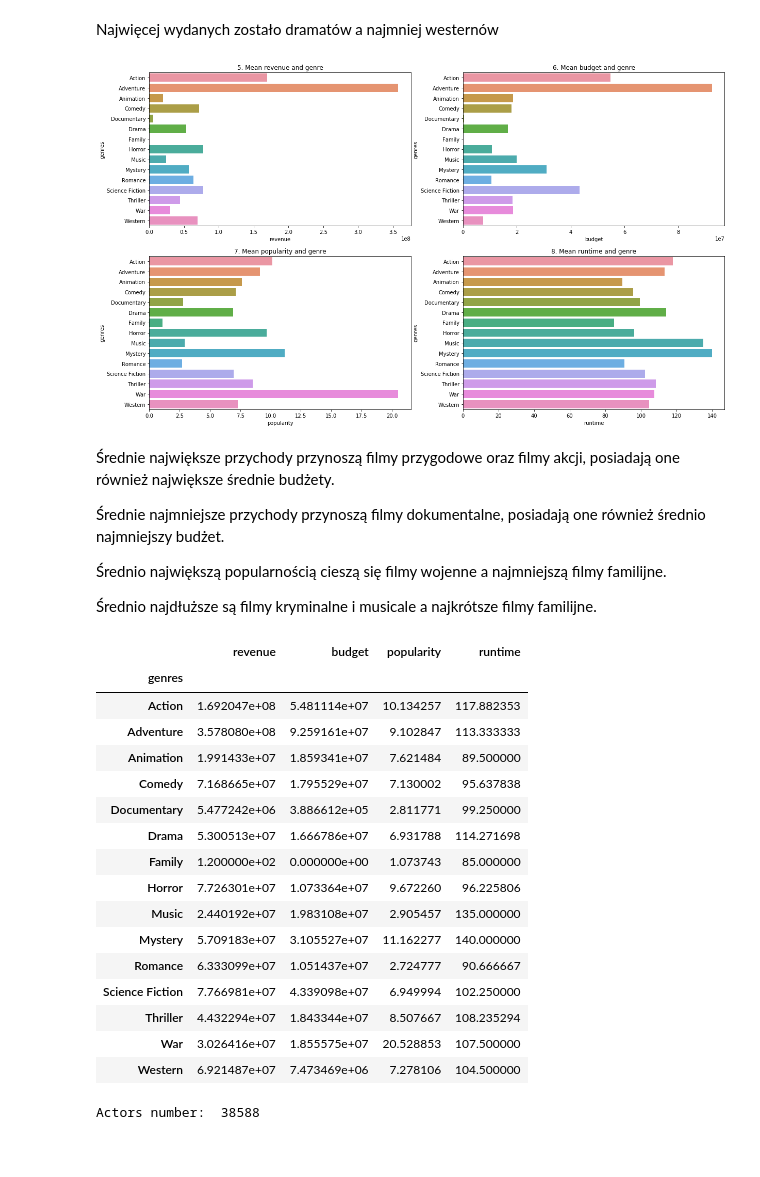
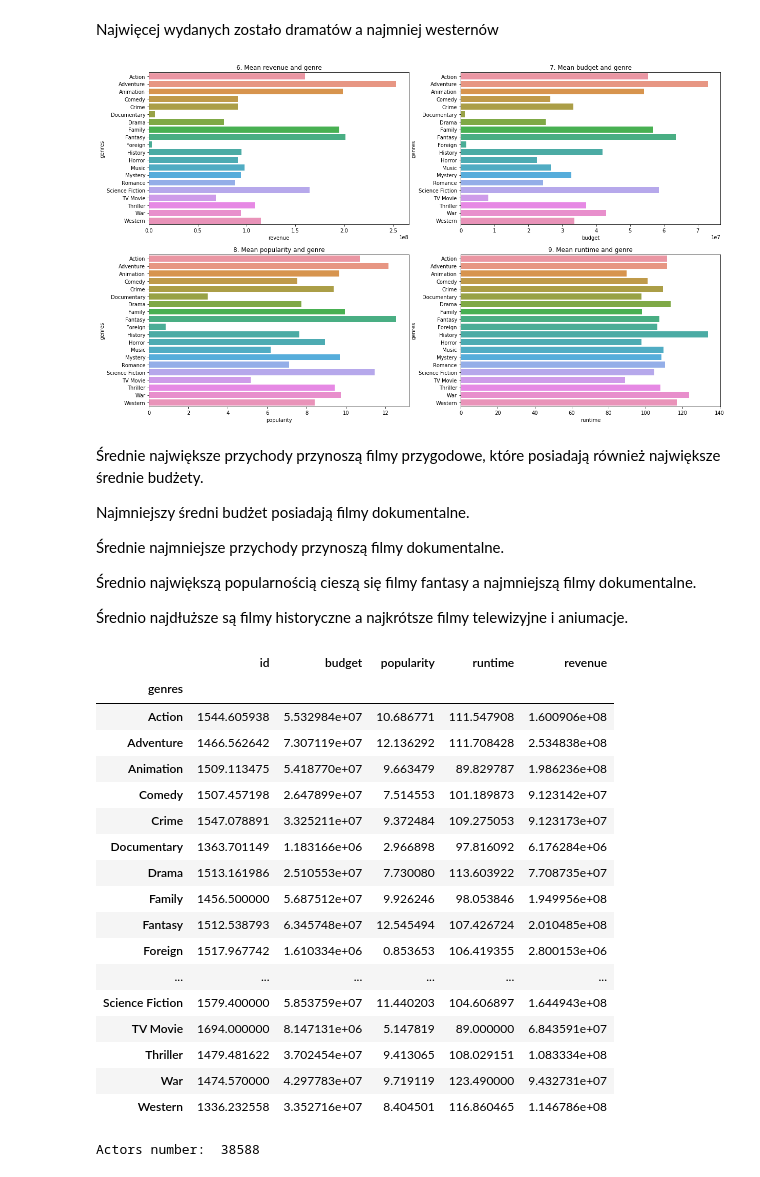
Before and after one commit to kamildoleglo/data-mining-box-office, a Jupyter notebook: TracPlots.ipynb, the cells around one changed output. Saved outputs shown, nothing was run; the diff lists cells and outputs as text; code cells hidden in the pictures; blank space fills up the shorter version.

Commit message:
Add oscar movies, fix some bugs

```diff
--- a/TracPlots.ipynb
+++ b/TracPlots.ipynb
@@ -136,9 +139,6 @@ def text_to_dict(df):
         df[column] = df[column].apply(lambda x: {} if pd.isna(x) else ast.literal_eval(x) )
     return df
 
-dfx = text_to_dict(dataset)
-temp = dataset.copy()
-for col in dict_columns:
-       temp[col]=dfx[col]
+dataset = text_to_dict(dataset)
 # %%
 plt.figure(figsize=(20,12))
@@ -154,56 +154,60 @@ plt.show()
 # %% [markdown]
 Najwięcej wydanych zostało dramatów a najmniej westernów
 # %%
-genres=dataset.loc[dataset['genres'].str.len()==1][['genres','revenue','budget','popularity','runtime']].reset_index(drop=True)
-genres['genres']=genres.genres.apply(lambda x :x[0]['name'])
+genres = dataset.explode("genres").copy()
+genres = genres[genres.genres.notnull()].reset_index(drop=True)
+genres["genres"]=genres["genres"].apply(lambda x : x['name'])
 genres=genres.groupby(genres.genres).agg('mean')
 plt.figure(figsize=(20,12))
 plt.subplot(2,2,1)
-plt.title("5. Mean revenue and genre")
+plt.title("6. Mean revenue and genre")
 sns.barplot(genres['revenue'],genres.index)
 
 plt.subplot(2,2,2)
-plt.title("6. Mean budget and genre")
+plt.title("7. Mean budget and genre")
 sns.barplot(genres['budget'],genres.index)
 
 plt.subplot(2,2,3)
-plt.title("7. Mean popularity and genre")
+plt.title("8. Mean popularity and genre")
 sns.barplot(genres['popularity'],genres.index)
 
 plt.subplot(2,2,4)
-plt.title("8. Mean runtime and genre")
+plt.title("9. Mean runtime and genre")
 sns.barplot(genres['runtime'],genres.index)
 plt.show()
 # %% [output]
-[figure, old version]
+[figure, new version]
 # %% [markdown]
-Średnie największe przychody przynoszą filmy przygodowe oraz filmy akcji, posiadają one również największe średnie budżety.
+Średnie największe przychody przynoszą filmy przygodowe, które posiadają również największe średnie budżety.
 
-Średnie najmniejsze przychody przynoszą filmy dokumentalne, posiadają one również średnio najmniejszy budżet.
+Najmniejszy średni budżet posiadają filmy dokumentalne.
 
-Średnio największą popularnością cieszą się filmy wojenne a najmniejszą filmy familijne.
+Średnie najmniejsze przychody przynoszą filmy dokumentalne.
 
-Średnio najdłuższe są filmy kryminalne i musicale a najkrótsze filmy familijne.
+Średnio największą popularnością cieszą się filmy fantasy a najmniejszą filmy dokumentalne.
+
+Średnio najdłuższe są filmy historyczne a najkrótsze filmy telewizyjne i aniumacje.
 # %%
 genres
 # %% [output]
-|  | revenue | budget | popularity | runtime |
-| genres |  |  |  |  |
-| Action | 1.692047e+08 | 5.481114e+07 | 10.134257 | 117.882353 |
-| Adventure | 3.578080e+08 | 9.259161e+07 | 9.102847 | 113.333333 |
-| Animation | 1.991433e+07 | 1.859341e+07 | 7.621484 | 89.500000 |
-| Comedy | 7.168665e+07 | 1.795529e+07 | 7.130002 | 95.637838 |
-| Documentary | 5.477242e+06 | 3.886612e+05 | 2.811771 | 99.250000 |
-| Drama | 5.300513e+07 | 1.666786e+07 | 6.931788 | 114.271698 |
-| Family | 1.200000e+02 | 0.000000e+00 | 1.073743 | 85.000000 |
-| Horror | 7.726301e+07 | 1.073364e+07 | 9.672260 | 96.225806 |
-| Music | 2.440192e+07 | 1.983108e+07 | 2.905457 | 135.000000 |
-| Mystery | 5.709183e+07 | 3.105527e+07 | 11.162277 | 140.000000 |
-| Romance | 6.333099e+07 | 1.051437e+07 | 2.724777 | 90.666667 |
-| Science Fiction | 7.766981e+07 | 4.339098e+07 | 6.949994 | 102.250000 |
-| Thriller | 4.432294e+07 | 1.843344e+07 | 8.507667 | 108.235294 |
-| War | 3.026416e+07 | 1.855575e+07 | 20.528853 | 107.500000 |
-| Western | 6.921487e+07 | 7.473469e+06 | 7.278106 | 104.500000 |
+|  | id | budget | popularity | runtime | revenue |
+| genres |  |  |  |  |  |
+| Action | 1544.605938 | 5.532984e+07 | 10.686771 | 111.547908 | 1.600906e+08 |
+| Adventure | 1466.562642 | 7.307119e+07 | 12.136292 | 111.708428 | 2.534838e+08 |
+| Animation | 1509.113475 | 5.418770e+07 | 9.663479 | 89.829787 | 1.986236e+08 |
+| Comedy | 1507.457198 | 2.647899e+07 | 7.514553 | 101.189873 | 9.123142e+07 |
+| Crime | 1547.078891 | 3.325211e+07 | 9.372484 | 109.275053 | 9.123173e+07 |
+| Documentary | 1363.701149 | 1.183166e+06 | 2.966898 | 97.816092 | 6.176284e+06 |
+| Drama | 1513.161986 | 2.510553e+07 | 7.730080 | 113.603922 | 7.708735e+07 |
+| Family | 1456.500000 | 5.687512e+07 | 9.926246 | 98.053846 | 1.949956e+08 |
+| Fantasy | 1512.538793 | 6.345748e+07 | 12.545494 | 107.426724 | 2.010485e+08 |
+| Foreign | 1517.967742 | 1.610334e+06 | 0.853653 | 106.419355 | 2.800153e+06 |
+| ... | ... | ... | ... | ... | ... |
+| Science Fiction | 1579.400000 | 5.853759e+07 | 11.440203 | 104.606897 | 1.644943e+08 |
+| TV Movie | 1694.000000 | 8.147131e+06 | 5.147819 | 89.000000 | 6.843591e+07 |
+| Thriller | 1479.481622 | 3.702454e+07 | 9.413065 | 108.029151 | 1.083334e+08 |
+| War | 1474.570000 | 4.297783e+07 | 9.719119 | 123.490000 | 9.432731e+07 |
+| Western | 1336.232558 | 3.352716e+07 | 8.404501 | 116.860465 | 1.146786e+08 |
 # %%
 # popularity of an actor expressed as number of films
 n = 100
```
Also changed, not shown: parts of 28 cells of this notebook, 2 other files.
